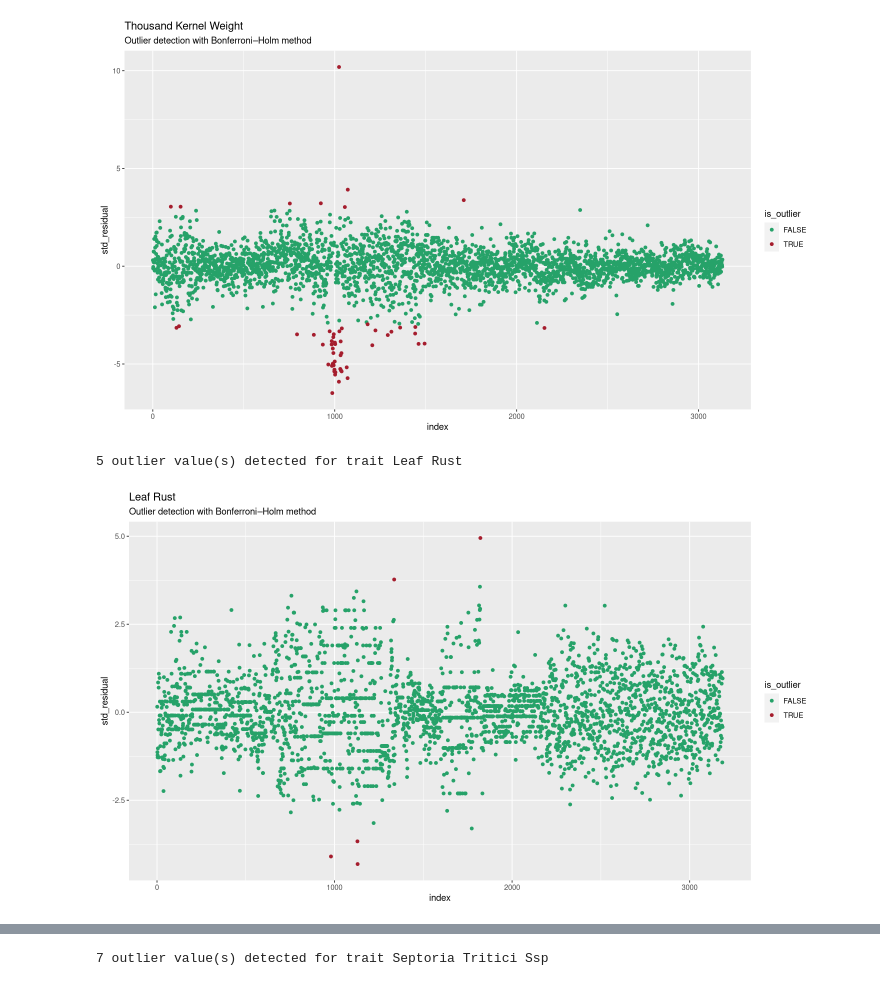
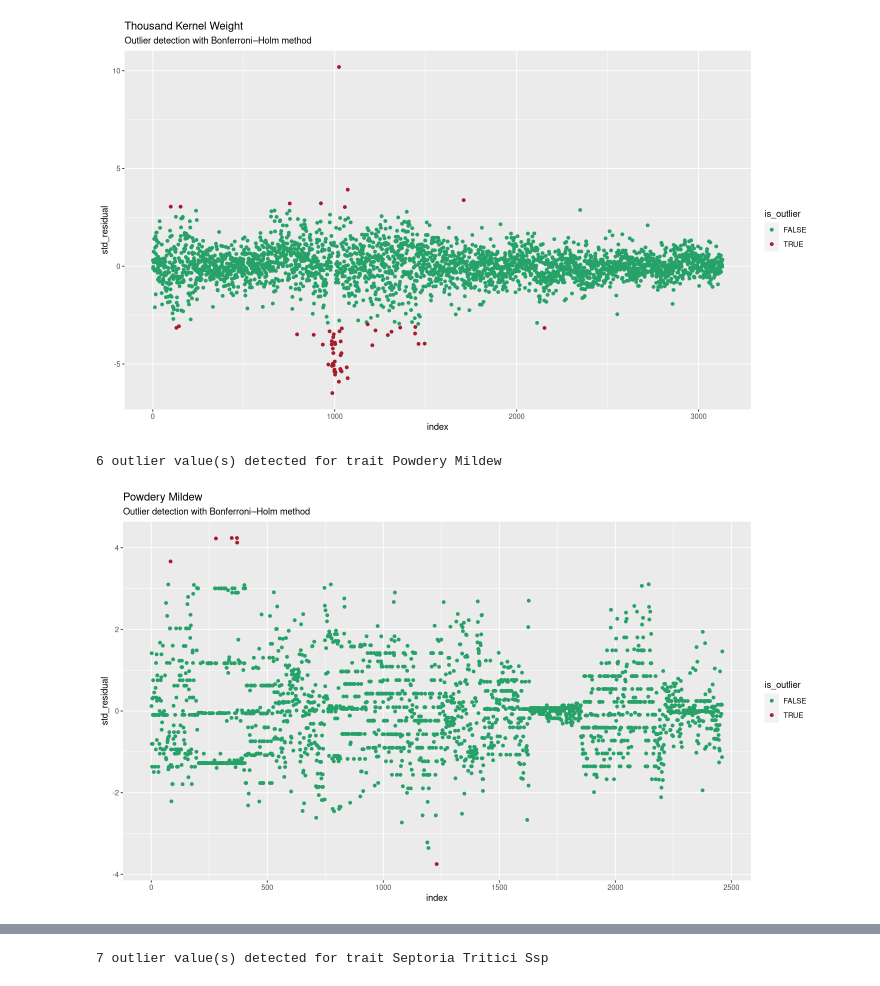
Before and after one commit to AGENTproject/historic_pheno_data_analysis, a Jupyter notebook: CREA-CI_historic_pheno_data_analysis/CREA-CI_historic_wheat_data_analysis.ipynb, the cells around one changed output, grey strips where cells are left out. Drawn from its saved outputs; the diff is of its cells as text; code cells hidden in the pictures.

Commit message:
include trait powdery mildew

```diff
--- a/CREA-CI_historic_pheno_data_analysis/CREA-CI_historic_wheat_data_analysis.ipynb
+++ b/CREA-CI_historic_pheno_data_analysis/CREA-CI_historic_wheat_data_analysis.ipynb
@@ -309,6 +321,7 @@ get_error_var <- function(asreml_campaign){
 error_var_HT <- get_error_var(asreml_campaign_HT)
 error_var_PH <- get_error_var(asreml_campaign_PH)
 error_var_TKW <- get_error_var(asreml_campaign_TKW)
+error_var_PM <- get_error_var(asreml_campaign_PM)
 error_var_LR <- get_error_var(asreml_campaign_LR)
 error_var_ST <- get_error_var(asreml_campaign_ST)
 error_var_PC <- get_error_var(asreml_campaign_PC)
@@ -319,11 +332,12 @@ error_var_SV <- get_error_var(asreml_campaign_SV)
 make_CV_df <- function(campaign_effect, error_var){
                 tibble(campaign_effect, error_var) |>
                 mutate(coefficient_of_variation=sqrt(error_variance)/campaign_effect) |>
-                mutate(standardized_CV=scale(coefficient_of_variation))}
+                mutate(standardized_CV=scale(coefficient_of_variation)[,1])}
 
 CV_df_HT <- make_CV_df(campaign_effect_HT, error_var_HT)
 CV_df_PH <- make_CV_df(campaign_effect_PH, error_var_PH)
 CV_df_TKW <- make_CV_df(campaign_effect_TKW, error_var_TKW)
+CV_df_PM <- make_CV_df(campaign_effect_PM, error_var_PM)
 CV_df_LR <- make_CV_df(campaign_effect_LR, error_var_LR)
 CV_df_ST <- make_CV_df(campaign_effect_ST, error_var_ST)
 CV_df_PC <- make_CV_df(campaign_effect_PC, error_var_PC)
@@ -340,6 +354,7 @@ correct_I <- function(data_sub, CV_df){
 data_corrected_HT_I <- data_sub_HT |> correct_I(CV_df_HT)
 data_corrected_PH_I <- data_sub_PH |> correct_I(CV_df_PH)
 data_corrected_TKW_I <- data_sub_TKW |> correct_I(CV_df_TKW)
+data_corrected_PM_I <- data_sub_PM |> correct_I(CV_df_PM)
 data_corrected_LR_I <- data_sub_LR |> correct_I(CV_df_LR)
 data_corrected_ST_I <- data_sub_ST |> correct_I(CV_df_ST)
 data_corrected_PC_I <- data_sub_PC |> correct_I(CV_df_PC)
@@ -411,6 +424,6 @@ ASReml 4.1.0 Fri Nov 10 16:49:27 2023
 # %%
-asreml_res_LR <- asreml(fixed = leaf_rust ~ accenumb, random = ~ campaign,
+asreml_res_PM <- asreml(fixed = powdery_mildew ~ accenumb, random = ~ campaign,
                   na.action = na.method(x="omit", y="omit"), residual = ~dsum(~id(units) | campaign),
-                  data = data_corrected_LR_I)
+                  data = data_corrected_PM_I)
 # %% [output]
 Multi-section model using the sigma parameterization.
@@ -502,7 +534,7 @@ result_BH_TKW <- make_BH_multtest(asreml_res_TKW)
 55 outlier value(s) detected for trait Thousand Kernel Weight
 [figure]
 # %%
-result_BH_LR <- make_BH_multtest(asreml_res_LR)
+result_BH_PM <- make_BH_multtest(asreml_res_PM)
 # %% [output]
-5 outlier value(s) detected for trait Leaf Rust
+6 outlier value(s) detected for trait Powdery Mildew
-[figure, old version]
+[figure, new version]
```
Also changed, not shown: parts of 40 cells of this notebook, 3 other files.
